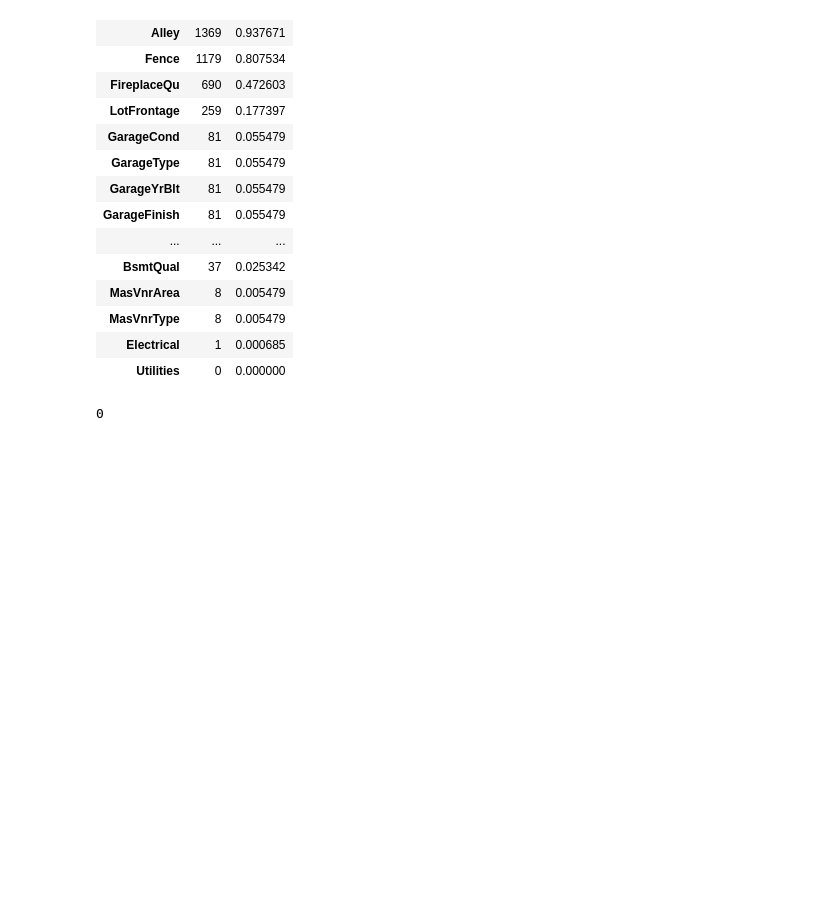
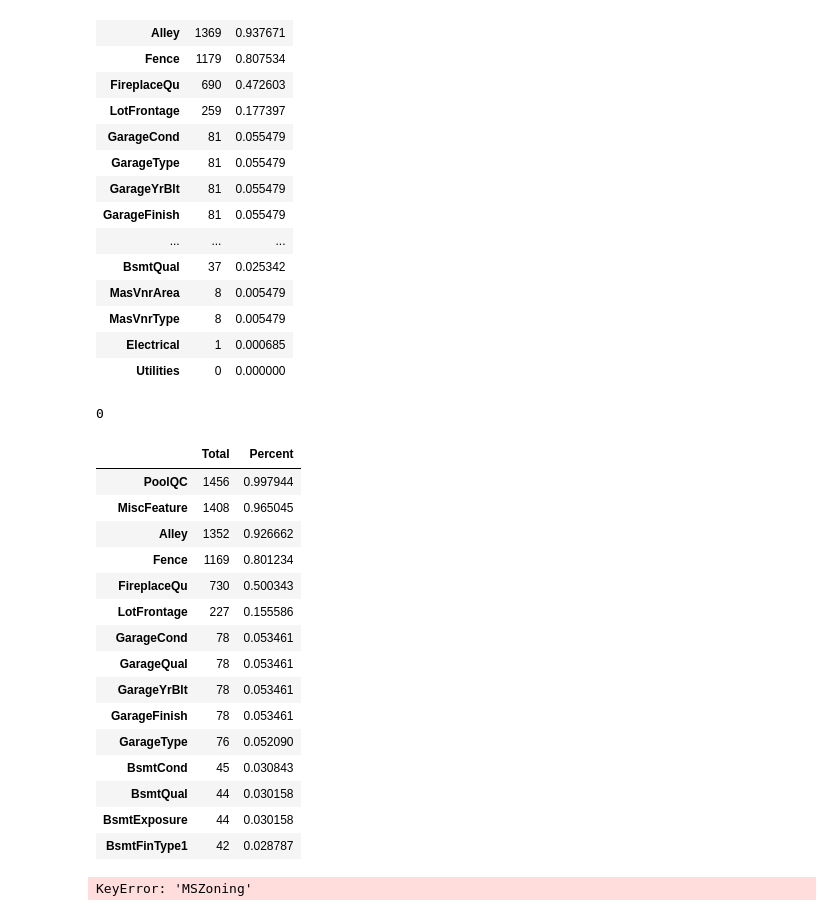
Before and after one commit to Hamifthi/100_days_of_machinelearning, a Jupyter notebook: House prices/Data explotary.ipynb, the cells around one changed output. Drawn from its saved outputs; the diff is of its cells as text; code cells hidden in the pictures; blank space fills up the shorter version.

Commit message:
working on test data

```diff
--- a/House prices/Data explotary.ipynb
+++ b/House prices/Data explotary.ipynb
@@ -121,6 +122,38 @@ df_train = df_train.drop(df_train.loc[df_train['Electrical'].isnull()].index)
 df_train.isnull().sum().max()
 # %% [output]
 0
+# %%
+total = df_test.isnull().sum().sort_values(ascending = False)
+percent = (df_test.isnull().sum() / df_test.isnull().count()).sort_values(ascending = False)
+missing_data = pd.concat([total, percent], axis = 1, keys = ['Total', 'Percent'])
+missing_data.head(15)
+# %% [output]
+|  | Total | Percent |
+| PoolQC | 1456 | 0.997944 |
+| MiscFeature | 1408 | 0.965045 |
+| Alley | 1352 | 0.926662 |
+| Fence | 1169 | 0.801234 |
+| FireplaceQu | 730 | 0.500343 |
+| LotFrontage | 227 | 0.155586 |
+| GarageCond | 78 | 0.053461 |
+| GarageQual | 78 | 0.053461 |
+| GarageYrBlt | 78 | 0.053461 |
+| GarageFinish | 78 | 0.053461 |
+| GarageType | 76 | 0.052090 |
+| BsmtCond | 45 | 0.030843 |
+| BsmtQual | 44 | 0.030158 |
+| BsmtExposure | 44 | 0.030158 |
+| BsmtFinType1 | 42 | 0.028787 |
+# %%
+df_test = df_test.drop((missing_data[missing_data['Total'] > 1]).index, 1)
+column_list = ['MSZoning', 'BsmtHalfBath', 'BsmtFullBath', 'Functional', 'Utilities', 'Exterior2nd',
+              'KitchenQual', 'GarageCars', 'GarageArea', 'BsmtFinSF1', 'SaleType', 'TotalBsmtSF',
+              'BsmtUnfSF', 'BsmtFinSF2', 'Exterior1st']
+for column_name in column_list:
+    df_test = df_test.drop(df_test.loc[df_test[column_name].isnull()].index)
+df_test.isnull().sum().max()
+# %% [output]
+KeyError: 'MSZoning'
 # %%
 scaled_saleprices = StandardScaler().fit_transform(df_train['SalePrice'].reshape(-1, 1))
 sorted_scaled_saleprices = np.sort(scaled_saleprices, kind = 'mergesort', axis = 0)
```
Also changed, not shown: parts of 23 cells of this notebook.
